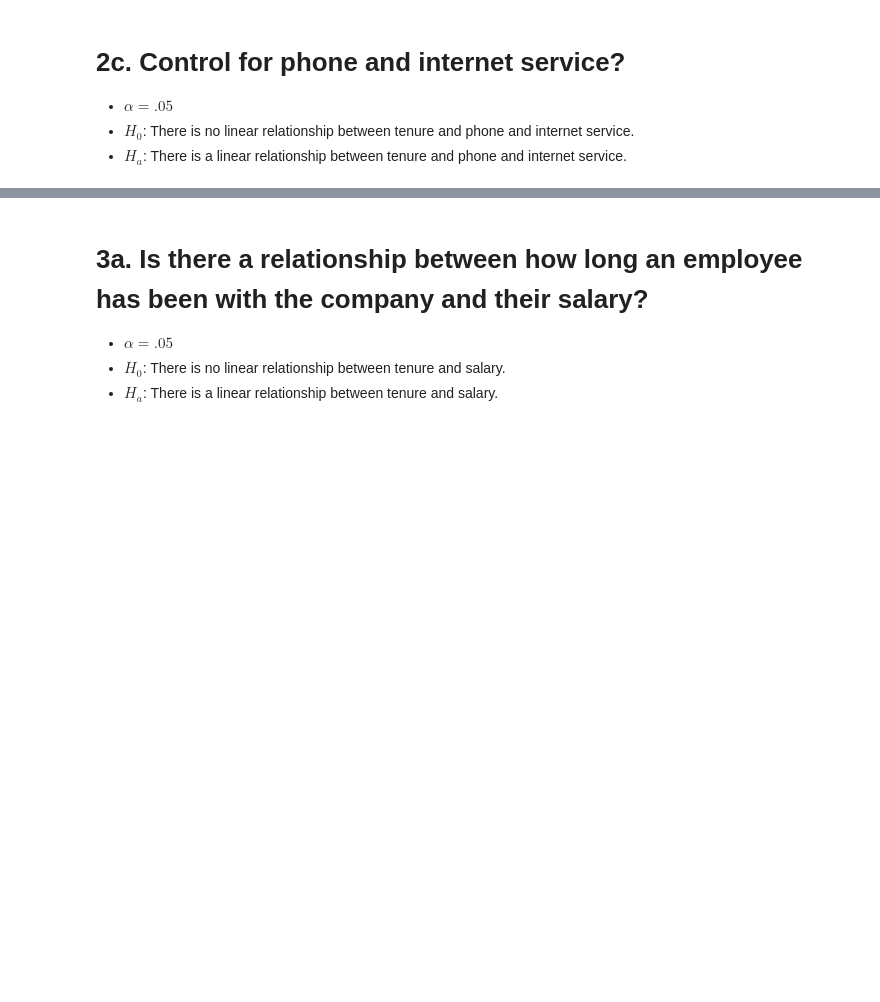
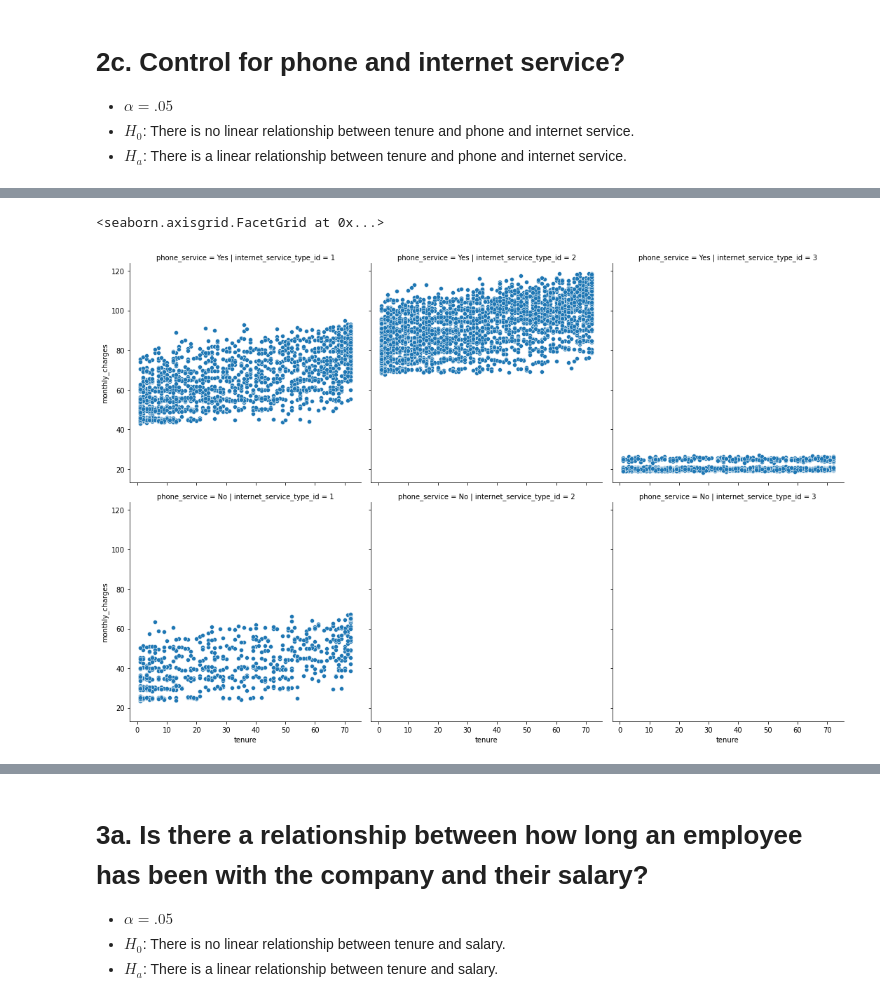
Before and after one commit to allantestaten/statistics-exercises, a Jupyter notebook: hypothesis_testing_exercises.ipynb, the cells around one changed output, grey strips where cells are left out. Cells and saved outputs as stored; diff of their text form; code cells hidden in the pictures; blank space fills up the shorter version.

```diff
--- a/hypothesis_testing_exercises.ipynb
+++ b/hypothesis_testing_exercises.ipynb
@@ -373,2 +469,3 @@ df.columns
 # %%
 #limit scope of dataset
+df = df[['tenure','monthly_charges', 'total_charges','internet_service_type_id', 'phone_service']]
@@ -455,0 +664,5 @@ df.groupby(['internet_service_type', 'phone_service']).apply(corr_tenure_andmont
+# %%
+sns.relplot(data=df, y='monthly_charges', x='tenure', col='internet_service_type_id', row='phone_service')
+# %% [output]
+<seaborn.axisgrid.FacetGrid at 0x...>
+[figure, added]
```
Also changed, not shown: parts of 83 cells of this notebook.
